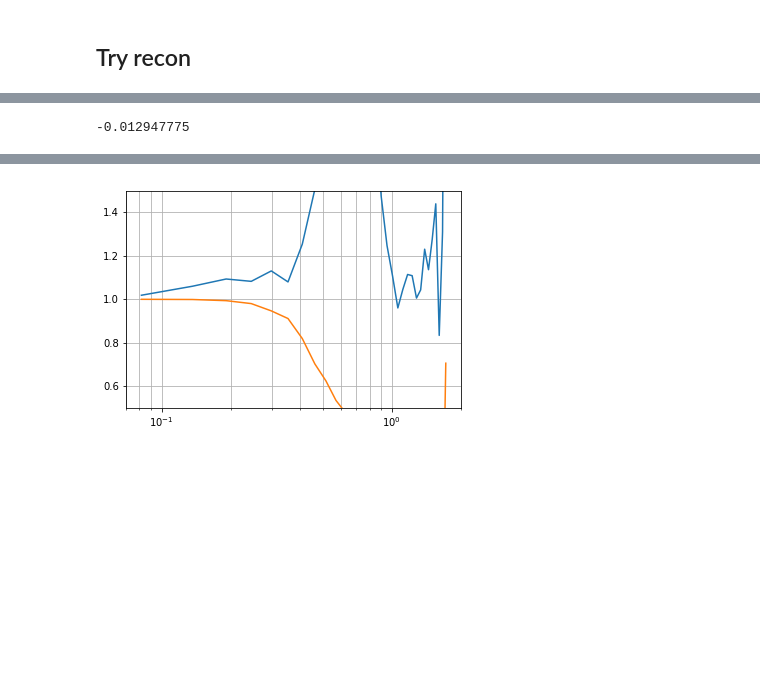
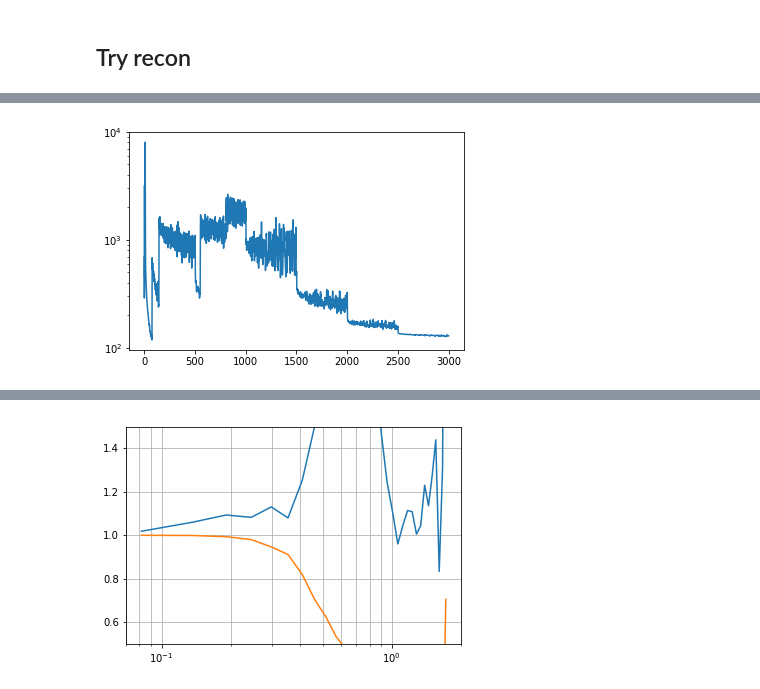
Before and after one commit to modichirag/galmodel, a Jupyter notebook: notebooks/ReconPM.ipynb, the cells around one changed output, grey strips where cells are left out. Saved outputs shown, nothing was run; the diff lists cells and outputs as text; code cells hidden in the pictures; blank space fills up the shorter version.

```diff
--- a/notebooks/ReconPM.ipynb
+++ b/notebooks/ReconPM.ipynb
@@ -268,7 +326,8 @@ plt.colorbar(im)
-# %%
-recon.mean()
-# %% [output]
--0.012947775
+# %%
+plt.plot(losses)
+plt.yscale('log')
+# %% [output]
+[figure, added]
 # %%
 k, pt = tools.power(1+truth, boxsize=bs)
 k, pi = tools.power(1+init, boxsize=bs)
```
Also changed, not shown: parts of 31 cells of this notebook, 2 other files.
